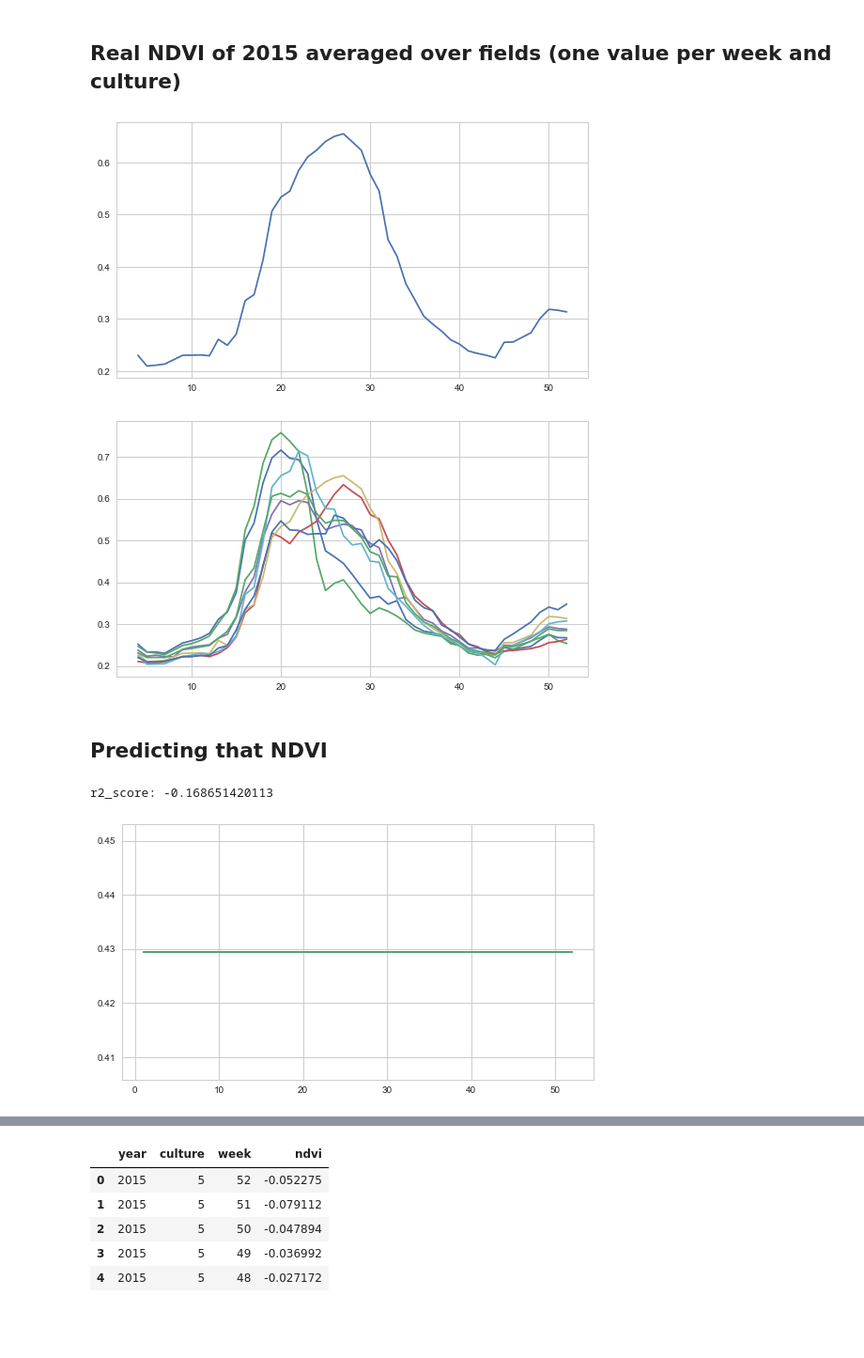
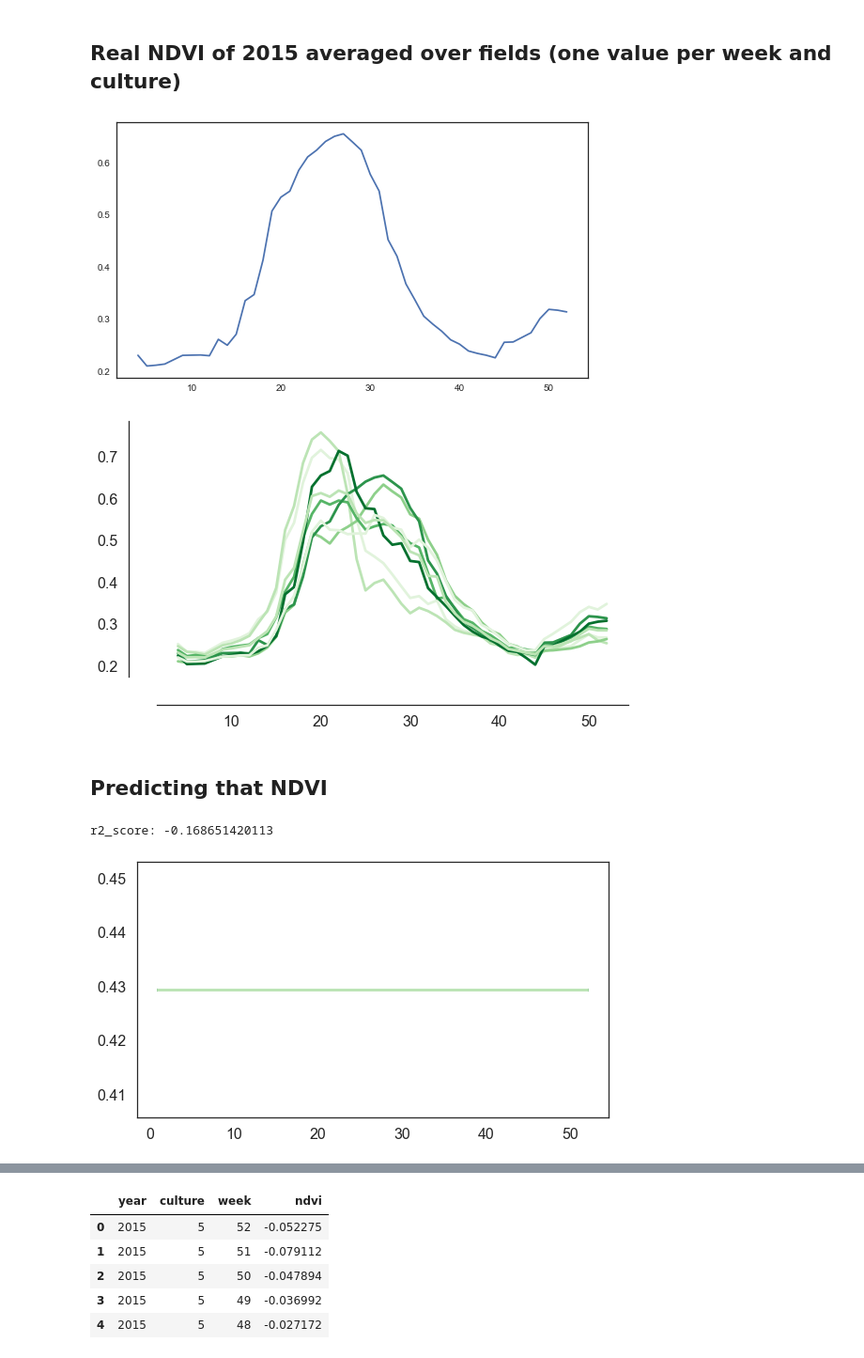
Before and after one commit to DFS-UCU/UkrainianAgriculture, a Jupyter notebook: notebooks/NDVIPrediction.ipynb, the cells around one changed output, grey strips where cells are left out. Shown at 94% size. Cells and saved outputs as stored; diff of their text form; code cells hidden in the pictures; blank space fills up the shorter version.

Commit message:
Committing the ugly notebook with beautiful visualizations

```diff
--- a/notebooks/NDVIPrediction.ipynb
+++ b/notebooks/NDVIPrediction.ipynb
@@ -16,7 +16,7 @@ from sklearn.metrics import r2_score
 from sklearn.model_selection import GridSearchCV
 
 sns.set(rc={"figure.figsize": (9, 5)})
-sns.set_style("whitegrid")
+sns.set_style("white")
 
 # current_palette = sns.color_palette("Paired")
 # sns.set_palette(current_palette)
@@ -133,16 +133,25 @@ def plot_culture_year(culture, year):
 
     plt.plot(week, ndvi)
 # %%
+sns.despine()
 plot_culture_year(4, 2015)
 # %% [output]
-[figure, old version]
+[figure, new version]
 # %%
+#sns.set(rc={"figure.figsize": (15, 9)})
+sns.set_context("poster")
+sns.set_style("white")
+sns.set_palette('Greens')
+
 cult15 = df[df['year'] == 2015]['culture'].unique()
 
 for cult in cult15:
     plot_culture_year(cult, 2015)
+
+sns.despine(offset=30)
+plt.savefig('../img/ndvi-bugn.png')
 # %% [output]
-[figure, old version]
+[figure, new version]
 # %% [markdown]
 ## Predicting that NDVI
 # %%
@@ -174,7 +183,7 @@ def plot_all_ndvi(model):
 plot_all_ndvi(DummyRegressor())
 # %% [output]
 r2_score: -0.168651420113
-[figure, old version]
+[figure, new version]
 # %%
 plot_all_ndvi(SVR())
 # %% [output]
```
Also changed, not shown: parts of 12 cells of this notebook, 4 other files.
